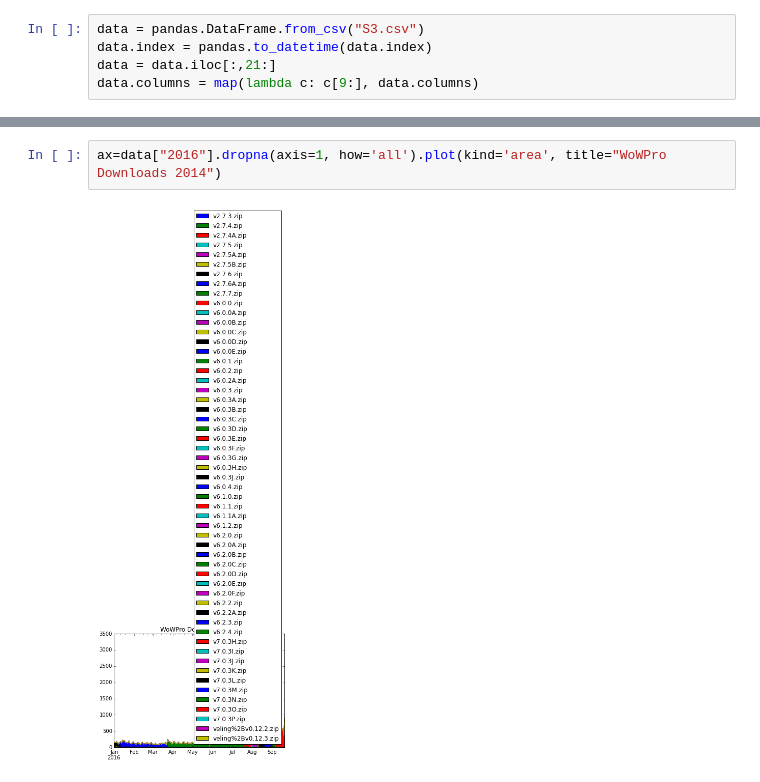
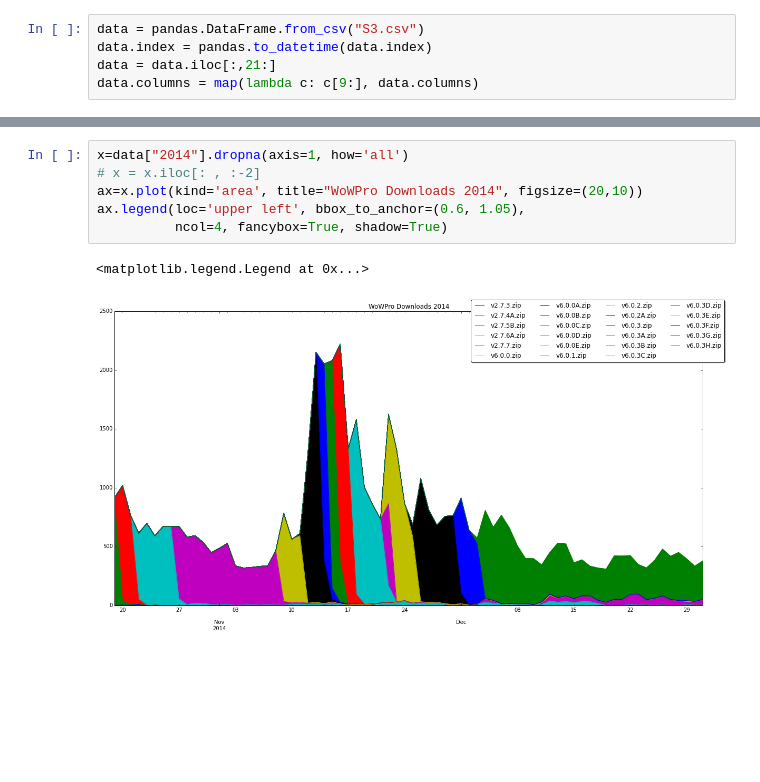
Before and after one commit to Ludovicus-Maior/WoW-Pro-Guides, a Jupyter notebook: WoWPro_Utilities/WoWPro Stats.ipynb, the cells around one changed output, grey strips where cells are left out. Saved outputs shown, nothing was run; the diff lists cells and outputs as text; blank space fills up the shorter version.

```diff
--- a/WoWPro_Utilities/WoWPro Stats.ipynb
+++ b/WoWPro_Utilities/WoWPro Stats.ipynb
@@ -36,9 +36,14 @@ veling%2Bv0.12.2.zip        1
 veling%2Bv0.12.3.zip        1
 dtype: float64
 # %%
-ax=data["2016"].dropna(axis=1, how='all').plot(kind='area', title="WoWPro Downloads 2014")
+x=data["2014"].dropna(axis=1, how='all')
+# x = x.iloc[: , :-2]
+ax=x.plot(kind='area', title="WoWPro Downloads 2014", figsize=(20,10))
+ax.legend(loc='upper left', bbox_to_anchor=(0.6, 1.05),
+          ncol=4, fancybox=True, shadow=True)
 # %% [output]
+<matplotlib.legend.Legend at 0x...>
-[figure, old version]
+[figure, new version]
 # %%
 x = data["2015"].dropna(axis=1, how='all')
 x = x.iloc[: , 9:]
```
Also changed, not shown: parts of 6 cells of this notebook, 1 other file.
